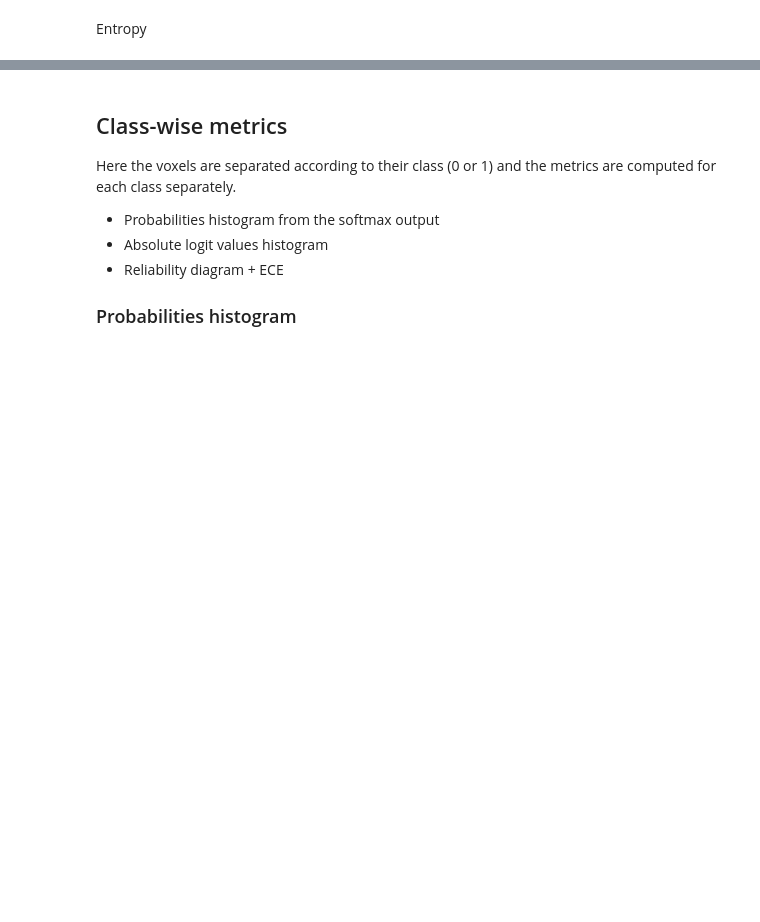
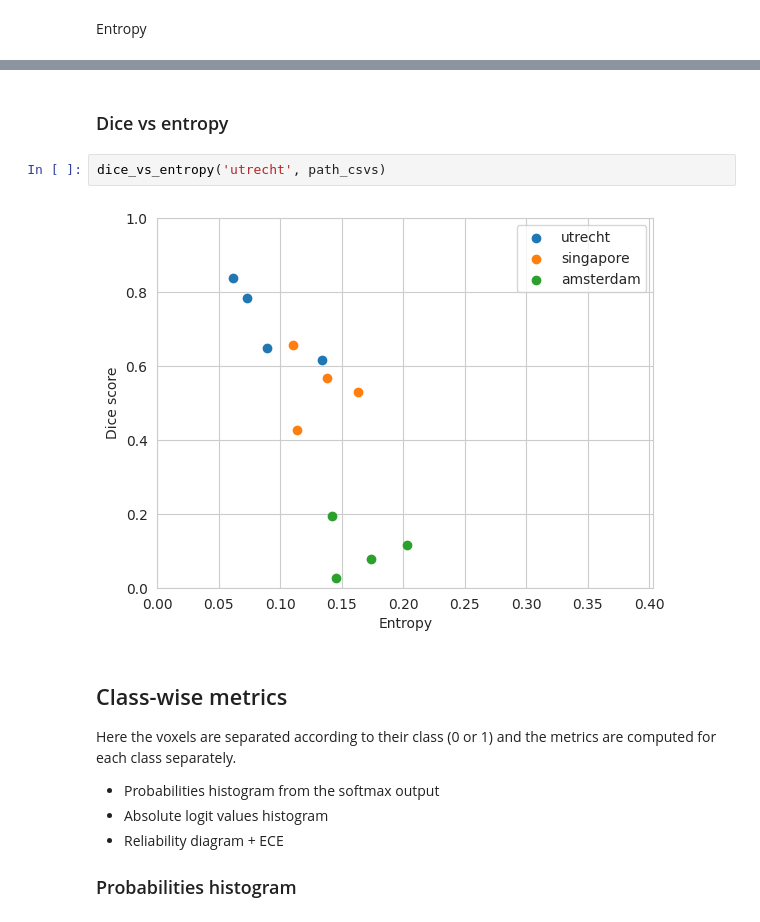
Before and after one commit to vfmatzkin/wmh-mc-seg, a Jupyter notebook: notebooks/training_Utrecht/metrics_u.ipynb, the cells around one changed output, grey strips where cells are left out. Cells and saved outputs as stored; diff of their text form; blank space fills up the shorter version.

```diff
--- a/notebooks/metrics_u.ipynb
+++ b/notebooks/training_Utrecht/metrics_u.ipynb
@@ -14,3 +33,9 @@ entropy_segment('utrecht')
+# %% [markdown]
+### Dice vs entropy
+# %%
+dice_vs_entropy('utrecht', path_csvs)
+# %% [output]
+[figure, added]
 # %% [markdown]
 ## Class-wise metrics
 Here the voxels are separated according to their class (0 or 1) and the metrics are computed for each class separately.
```
Also changed, not shown: parts of 7 cells of this notebook, 19 other files.
